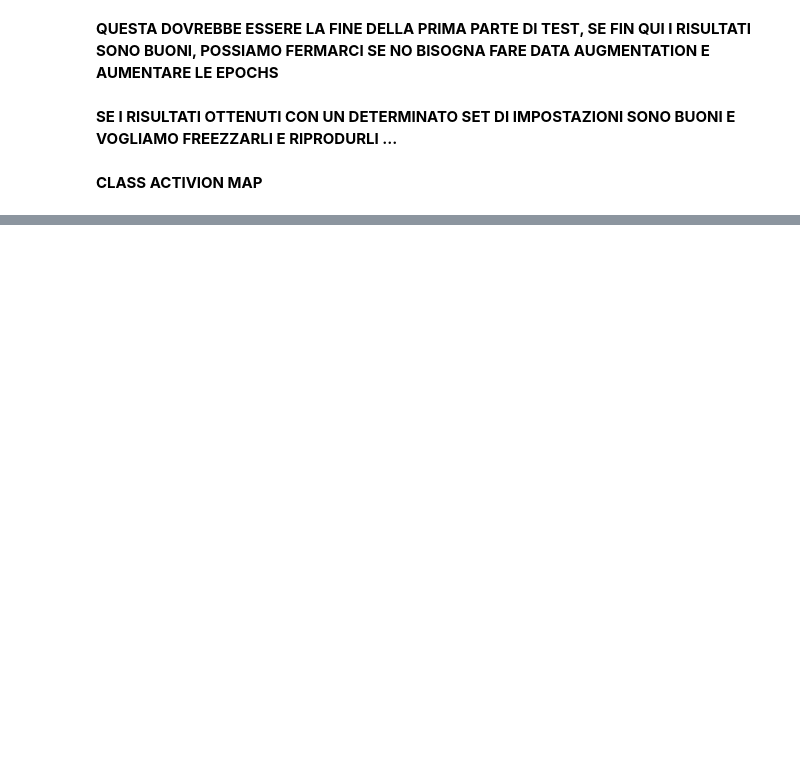
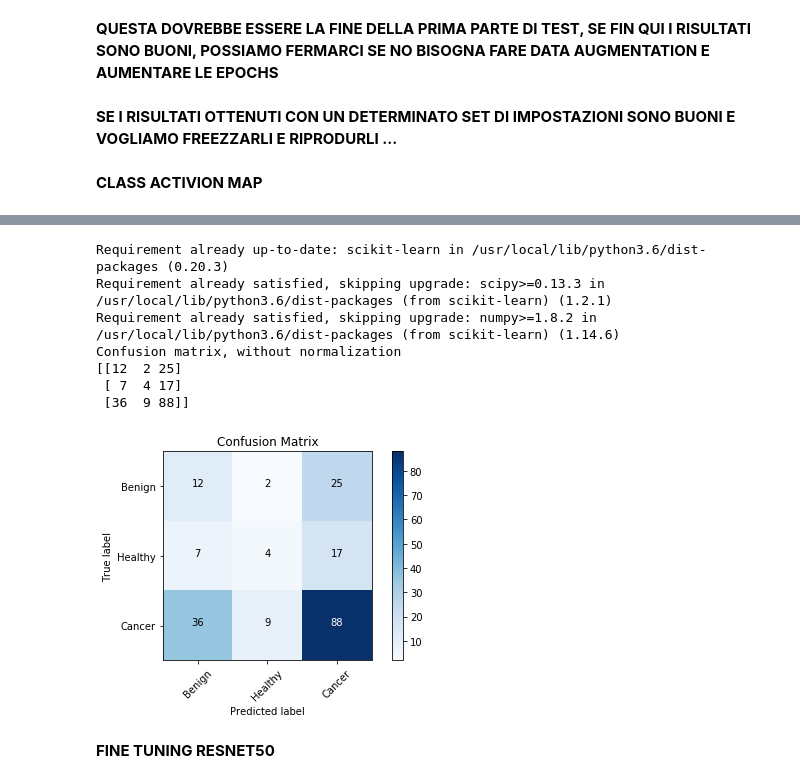
Before and after one commit to Marel88/Bioinfo_7_1, a Jupyter notebook: Bio_training.ipynb, the cells around one changed output, grey strips where cells are left out. Cells and saved outputs as stored; diff of their text form; code cells hidden in the pictures; blank space fills up the shorter version.

Commit message:
Updated with another tuning

```diff
--- a/Bio_training.ipynb
+++ b/Bio_training.ipynb
@@ -498,0 +571,16 @@ def visualize_class_activation_map(model_path, img_path, output_path):
+# %%
+# Compile the model
+newVGG16_model.compile(loss='categorical_crossentropy',optimizer=
+              Adam(lr=0.0001, beta_1=0.9, beta_2=0.999, epsilon=1e-08, decay=0.0),
+              metrics=['acc'])
+# Train the model
+history = newVGG16_model.fit_generator(
+      train_generator,
+      steps_per_epoch=train_generator.samples/train_generator.batch_size ,
+      epochs=30,
+      validation_data=validation_generator,
+      validation_steps=validation_generator.samples/validation_generator.batch_size,
+      verbose=1)
+
+# Save the model
+newVGG16_model.save('newVGG16.h5')
@@ -498,0 +605,37 @@ def visualize_class_activation_map(model_path, img_path, output_path):
+# %%
+
+
+generator = ImageDataGenerator().flow_from_directory(
+        '/content/gdrive/My Drive/Bioinformatica/Organized dataset/Test/Patches',
+        target_size=(224, 224),
+        batch_size=200)
+
+probabilities = newVGG16_model.predict_generator(generator, 1)
+# %%
+probabilities = np.argmax(probabilities, axis=-1) #multiple categories
+# %%
+!pip3 install -U scikit-learn
+from sklearn.metrics import confusion_matrix
+#cm = confusion_matrix(test_labels, predictions)
+
+#MULTI-LABEL CONFUSION MATRIX
+test_dir, test_labels = next(generator)
+test_img = [ np.argmax(t) for t in test_labels ]
+#y_predict_non_category = [ np.argmax(t) for t in predictions ]
+
+from sklearn.metrics import confusion_matrix
+conf_mat = confusion_matrix(test_img, probabilities)
+
+cm_plot_labels = ['Benign','Healthy','Cancer']
+plot_confusion_matrix(conf_mat,cm_plot_labels,normalize=False,title ='Confusion Matrix')
+# %% [output]
+Requirement already up-to-date: scikit-learn in /usr/local/lib/python3.6/dist-packages (0.20.3)
+Requirement already satisfied, skipping upgrade: scipy>=0.13.3 in /usr/local/lib/python3.6/dist-packages (from scikit-learn) (1.2.1)
+Requirement already satisfied, skipping upgrade: numpy>=1.8.2 in /usr/local/lib/python3.6/dist-packages (from scikit-learn) (1.14.6)
+Confusion matrix, without normalization
+[[12  2 25]
+ [ 7  4 17]
+ [36  9 88]]
+[figure, added]
+# %% [markdown]
+**FINE TUNING RESNET50**
```
Also changed, not shown: parts of 20 cells of this notebook.
